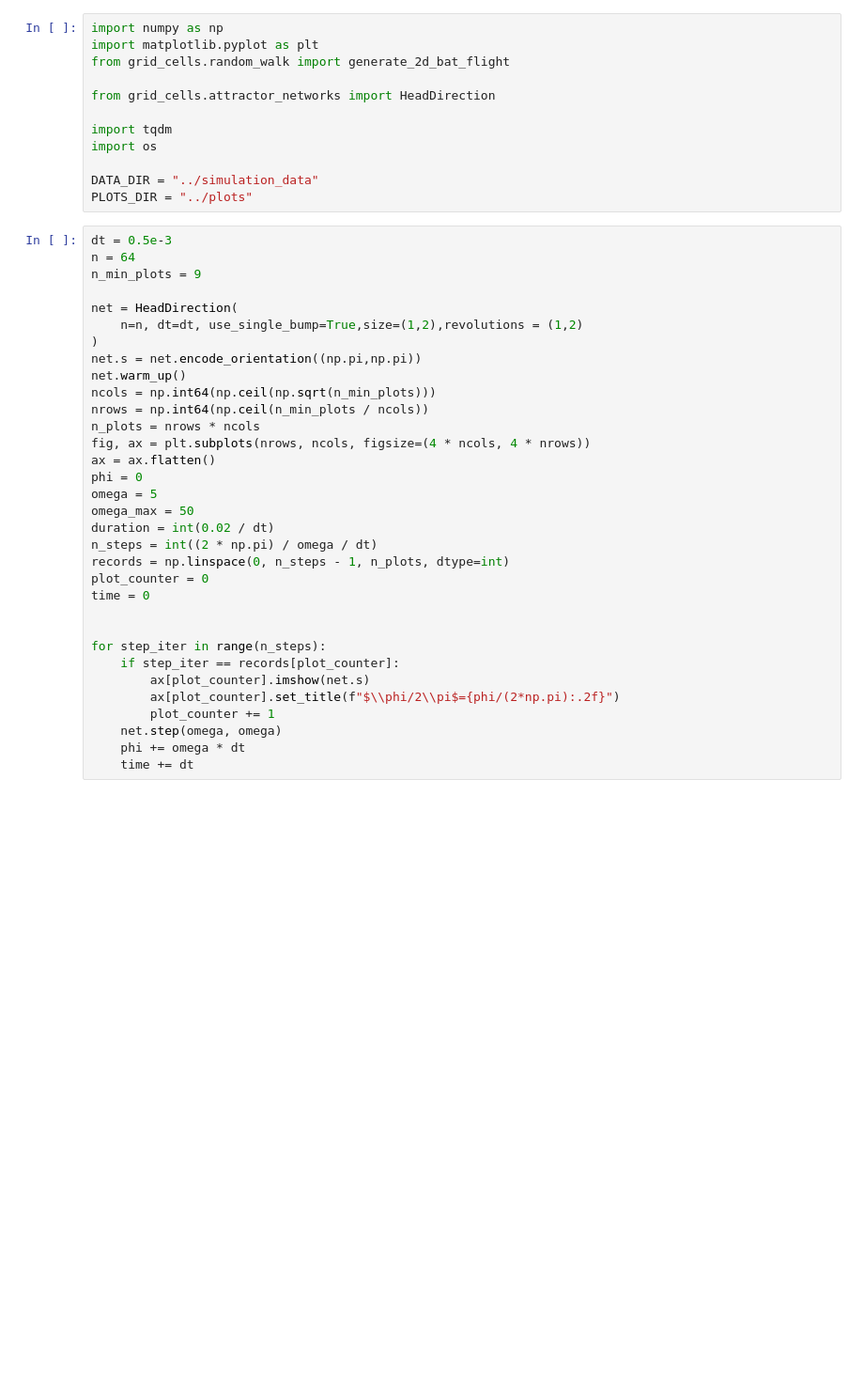
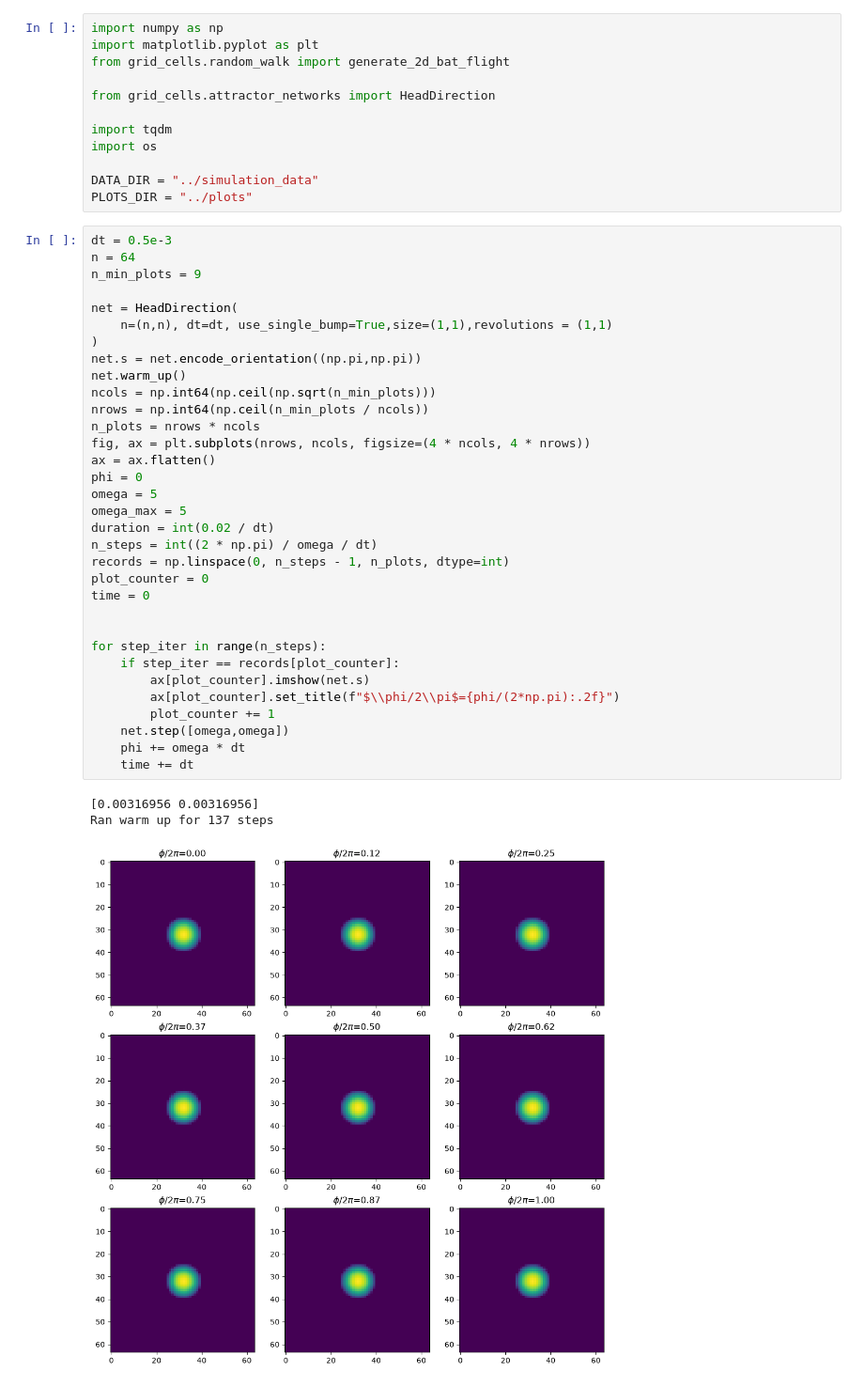
Before and after one commit to siaulich/grid-cells, a Jupyter notebook: notebooks/bat_flight_pure_cells.ipynb, the cells around one changed output. Shown at 94% size. Saved outputs shown, nothing was run; the diff lists cells and outputs as text; blank space fills up the shorter version.

```diff
--- a/notebooks/bat_flight_pure_cells.ipynb
+++ b/notebooks/bat_flight_pure_cells.ipynb
@@ -13,33 +13,37 @@ PLOTS_DIR = "../plots"
 # %%
 dt = 0.5e-3
 n = 64
 n_min_plots = 9
 
 net = HeadDirection(
-    n=n, dt=dt, use_single_bump=True,size=(1,2),revolutions = (1,2)
+    n=(n,n), dt=dt, use_single_bump=True,size=(1,1),revolutions = (1,1)
 )
 net.s = net.encode_orientation((np.pi,np.pi))
 net.warm_up()
 ncols = np.int64(np.ceil(np.sqrt(n_min_plots)))
 nrows = np.int64(np.ceil(n_min_plots / ncols))
 n_plots = nrows * ncols
 fig, ax = plt.subplots(nrows, ncols, figsize=(4 * ncols, 4 * nrows))
 ax = ax.flatten()
 phi = 0
 omega = 5
-omega_max = 50
+omega_max = 5
 duration = int(0.02 / dt)
 n_steps = int((2 * np.pi) / omega / dt)
 records = np.linspace(0, n_steps - 1, n_plots, dtype=int)
 plot_counter = 0
 time = 0
 
 
 for step_iter in range(n_steps):
     if step_iter == records[plot_counter]:
         ax[plot_counter].imshow(net.s)
         ax[plot_counter].set_title(f"$\\phi/2\\pi$={phi/(2*np.pi):.2f}")
         plot_counter += 1
-    net.step(omega, omega)
+    net.step([omega,omega])
     phi += omega * dt
     time += dt
+# %% [output]
+[0.00316956 0.00316956]
+Ran warm up for 137 steps
+[figure, added]
```
Also changed, not shown: 2 other files.
